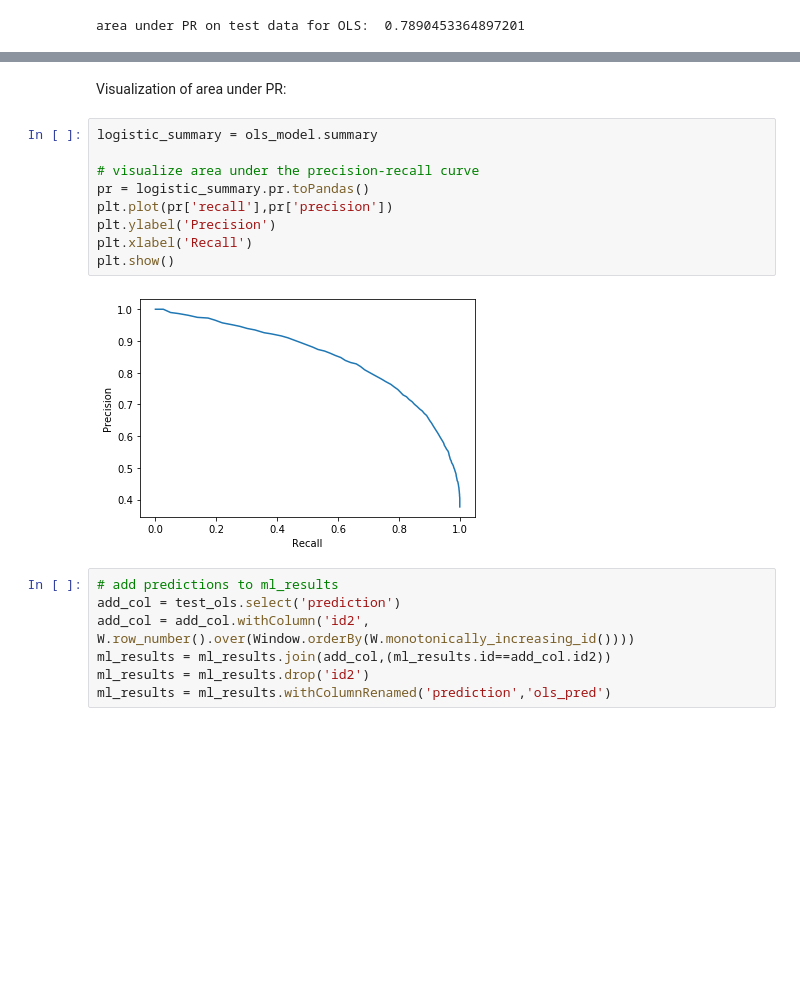
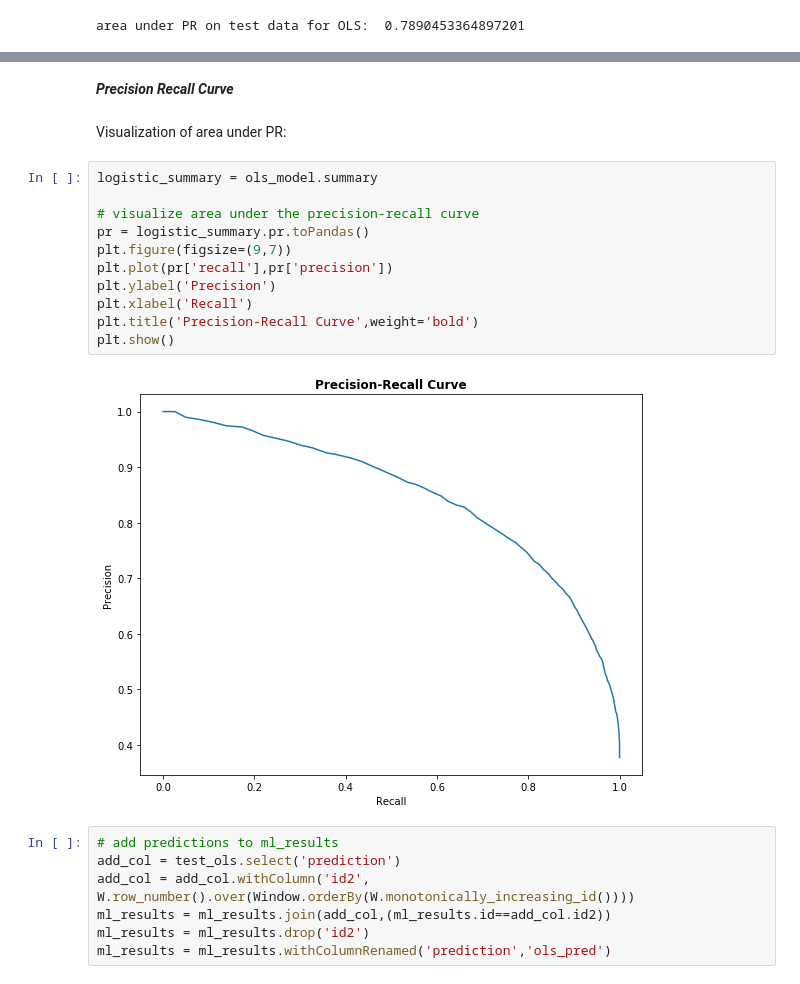
Before and after one commit to mingzhouzhu22/PSTAT135_FinalProject, a Jupyter notebook: MachineLearning.ipynb, the cells around one changed output, grey strips where cells are left out. Cells and saved outputs as stored; diff of their text form; blank space fills up the shorter version.

```diff
--- a/MachineLearning.ipynb
+++ b/MachineLearning.ipynb
@@ -257,16 +353,20 @@ area under PR on test data for OLS:  0.7890453364897201
+# %% [markdown]
+***Precision Recall Curve***
 # %% [markdown]
 Visualization of area under PR:
 # %%
 logistic_summary = ols_model.summary
 
 # visualize area under the precision-recall curve
 pr = logistic_summary.pr.toPandas()
+plt.figure(figsize=(9,7))
 plt.plot(pr['recall'],pr['precision'])
 plt.ylabel('Precision')
 plt.xlabel('Recall')
+plt.title('Precision-Recall Curve',weight='bold')
 plt.show()
 # %% [output]
-[figure, old version]
+[figure, new version]
 # %%
 # add predictions to ml_results
 add_col = test_ols.select('prediction')
```
Also changed, not shown: parts of 25 cells of this notebook, 2 other files.
